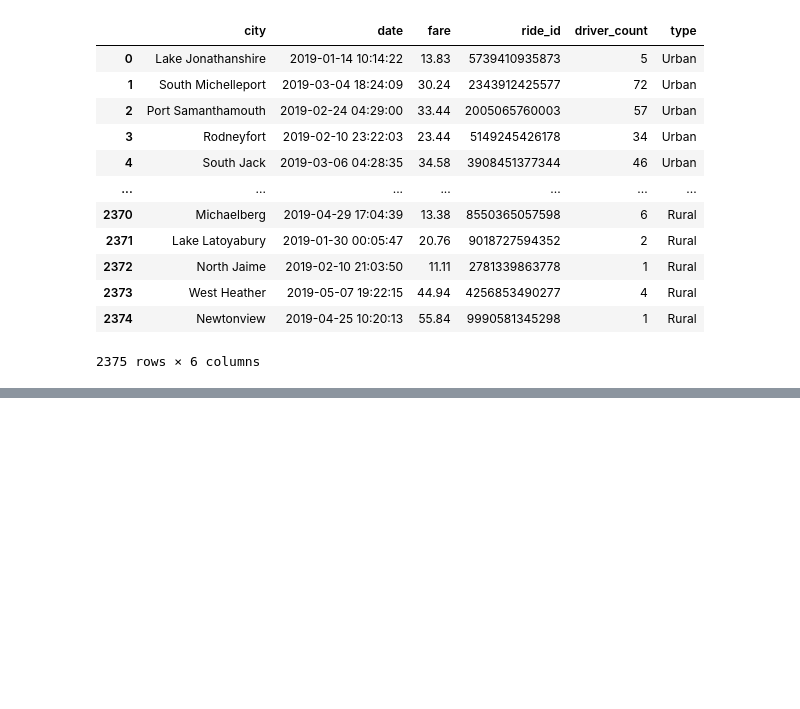
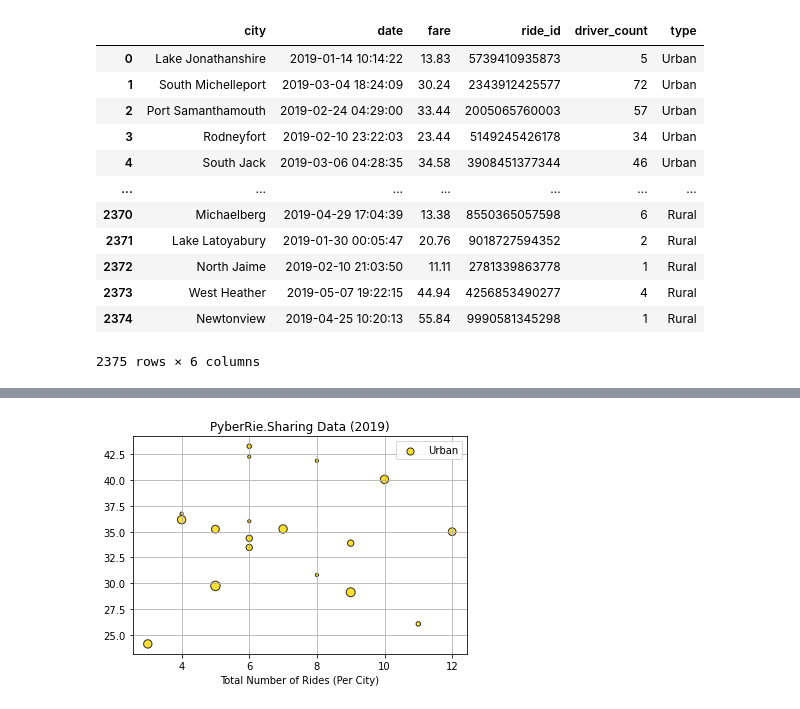
Before and after one commit to harg74/PyBer_Analysis, a Jupyter notebook: Pyber.ipynb, the cells around one changed output, grey strips where cells are left out. Cells and saved outputs as stored; diff of their text form; code cells hidden in the pictures; blank space fills up the shorter version.

```diff
--- a/Pyber.ipynb
+++ b/Pyber.ipynb
@@ -117,0 +116,2 @@ pyber_data_df
+# %%
+rural_cities_df=pyber_data_df[pyber_data_df['type']=='Rural']
@@ -117,0 +124,2 @@ pyber_data_df
+# %%
+rural_ride_count=rural_cities_df.groupby(['city']).count()['ride_id']
@@ -117,0 +132,2 @@ pyber_data_df
+# %%
+rural_avg_fare=rural_cities_df.groupby(['city']).mean()['fare']
@@ -117,0 +140,2 @@ pyber_data_df
+# %%
+rural_driver_count=rural_cities_df.groupby(['city']).mean()['driver_count']
@@ -117,0 +178,16 @@ pyber_data_df
+# %%
+#Rural
+
+rural_ride_count
+rural_avg_fare
+plt.scatter(rural_ride_count,
+            rural_avg_fare,
+            s=10*rural_driver_count,
+            label='Urban', c='gold', edgecolor='black',linewidths=1 , alpha=.8)
+plt.grid(True)
+plt.legend()
+plt.title('PyberRie.Sharing Data (2019)')
+plt.xlabel('Total Number of Rides (Per City)')
+plt.show()
+# %% [output]
+[figure, added]
```
Also changed, not shown: parts of 18 cells of this notebook, 3 other files.
